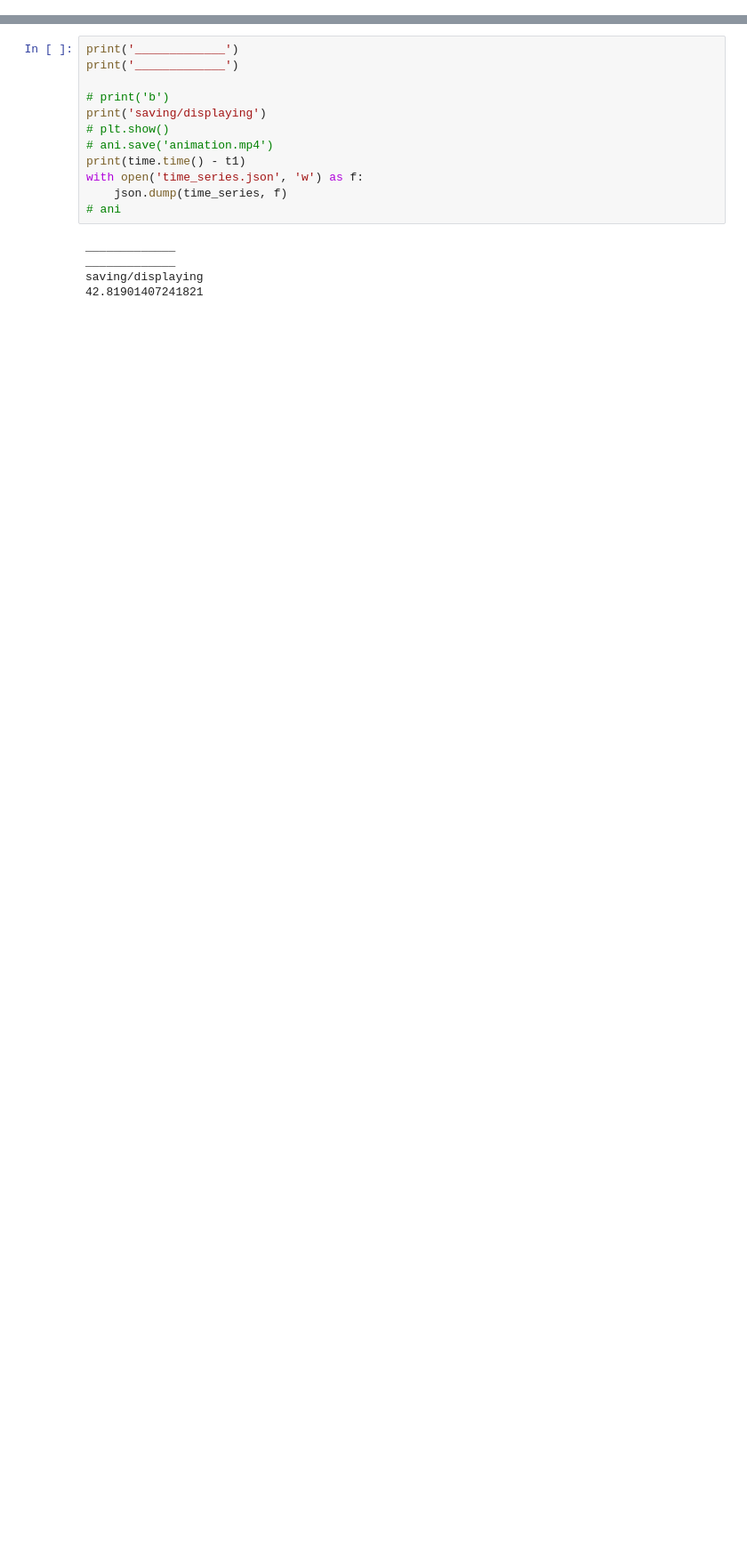
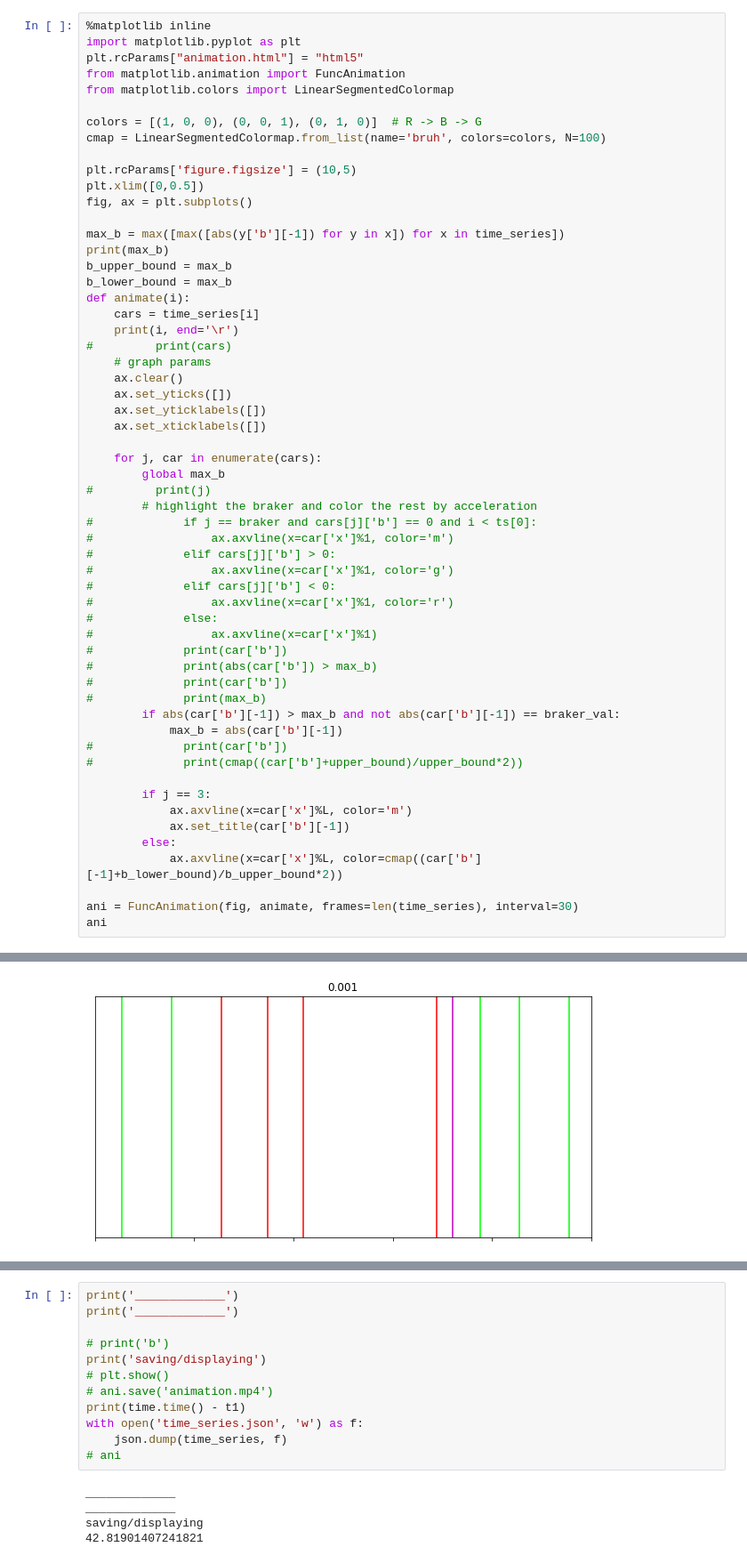
Before and after one commit to malcolmmaas/traffic, a Jupyter notebook: model.ipynb, the cells around one changed output, grey strips where cells are left out. Shown at 89% size. Saved outputs shown, nothing was run; the diff lists cells and outputs as text; blank space fills up the shorter version.

```diff
--- a/model.ipynb
+++ b/model.ipynb
@@ -98,0 +60,58 @@ ani
+# %%
+%matplotlib inline
+import matplotlib.pyplot as plt
+plt.rcParams["animation.html"] = "html5"
+from matplotlib.animation import FuncAnimation
+from matplotlib.colors import LinearSegmentedColormap
+
+colors = [(1, 0, 0), (0, 0, 1), (0, 1, 0)]  # R -> B -> G
+cmap = LinearSegmentedColormap.from_list(name='bruh', colors=colors, N=100)
+
+plt.rcParams['figure.figsize'] = (10,5)
+plt.xlim([0,0.5])
+fig, ax = plt.subplots()
+
+max_b = max([max([abs(y['b'][-1]) for y in x]) for x in time_series])
+print(max_b)
+b_upper_bound = max_b
+b_lower_bound = max_b
+def animate(i):
+    cars = time_series[i]
+    print(i, end='\r')
+#         print(cars)
+    # graph params
+    ax.clear()
+    ax.set_yticks([])
+    ax.set_yticklabels([])
+    ax.set_xticklabels([])
+
+    for j, car in enumerate(cars):
+        global max_b
+#         print(j)
+        # highlight the braker and color the rest by acceleration
+#             if j == braker and cars[j]['b'] == 0 and i < ts[0]:
+#                 ax.axvline(x=car['x']%1, color='m')
+#             elif cars[j]['b'] > 0:
+#                 ax.axvline(x=car['x']%1, color='g')
+#             elif cars[j]['b'] < 0:
+#                 ax.axvline(x=car['x']%1, color='r')
+#             else:
+#                 ax.axvline(x=car['x']%1)
+#             print(car['b'])
+#             print(abs(car['b']) > max_b)
+#             print(car['b'])
+#             print(max_b)
+        if abs(car['b'][-1]) > max_b and not abs(car['b'][-1]) == braker_val:
+            max_b = abs(car['b'][-1])
+#             print(car['b'])
+#             print(cmap((car['b']+upper_bound)/upper_bound*2))
+
+        if j == 3:
+            ax.axvline(x=car['x']%L, color='m')
+            ax.set_title(car['b'][-1])
+        else:
+            ax.axvline(x=car['x']%L, color=cmap((car['b'][-1]+b_lower_bound)/b_upper_bound*2))
+
+ani = FuncAnimation(fig, animate, frames=len(time_series), interval=30)
+ani
+# %% [output]
@@ -99,3 +122,4 @@ ani
+[figure, added]
 # %%
 # model params: reaction time, avg speed, following distance, "disruption severity".
 # The effect on speed from braking is linear
```
Also changed, not shown: parts of 9 cells of this notebook.
